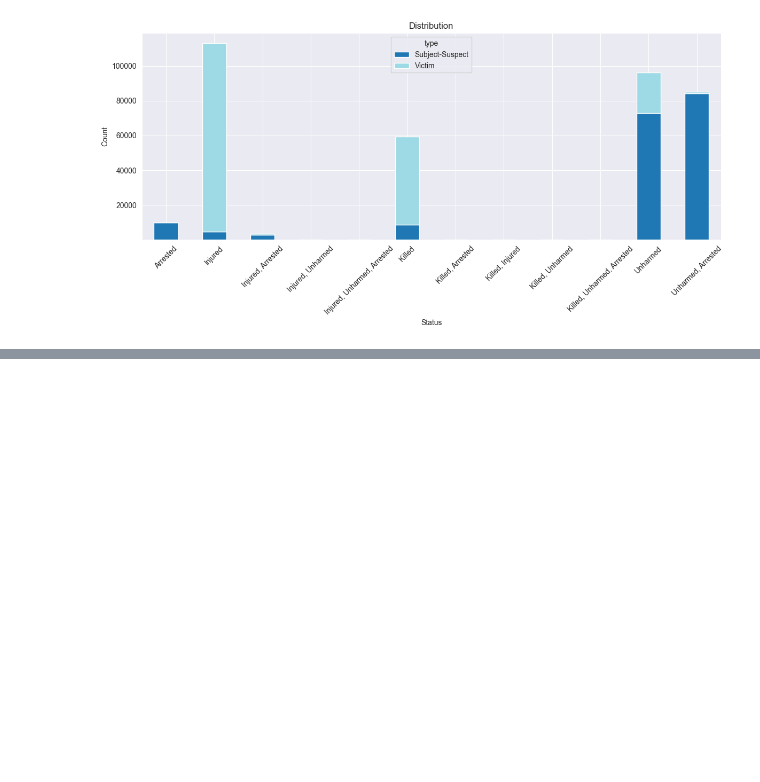
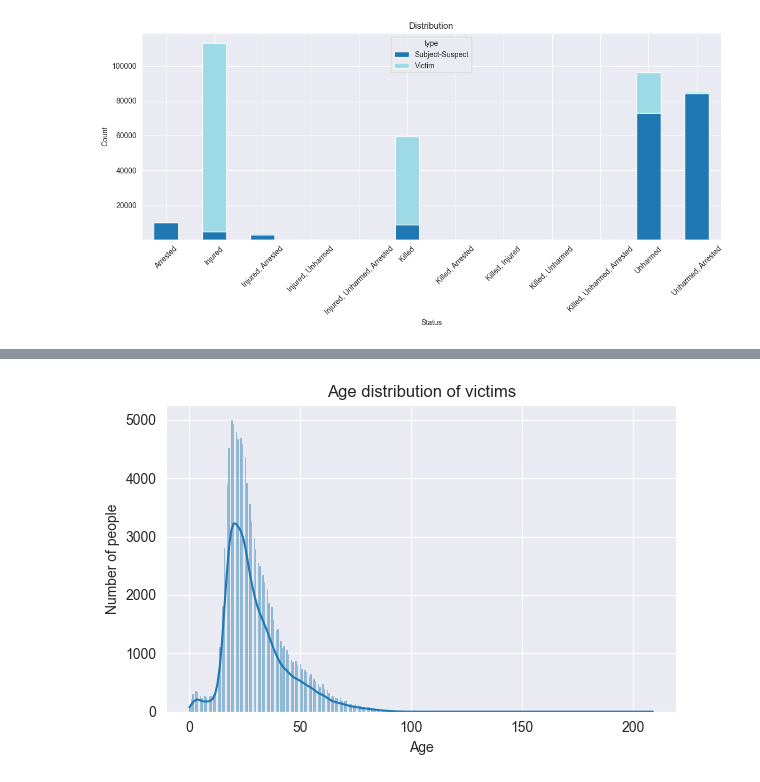
Before and after one commit to IwsonHD/GunViolenceDataExplorationProject, a Jupyter notebook: notebooks/01_data_EDA.ipynb, the cells around one changed output, grey strips where cells are left out. Saved outputs shown, nothing was run; the diff lists cells and outputs as text; code cells hidden in the pictures; blank space fills up the shorter version.

```diff
--- a/notebooks/01_data_EDA.ipynb
+++ b/notebooks/01_data_EDA.ipynb
@@ -470,0 +535,13 @@ plt.show()
+# %%
+victims = all_participants[all_participants['type'] == 'Victim']
+
+plt.figure(figsize=(6, 4))
+sns.histplot(victims['age'],  kde=True)
+plt.title("Age distribution of victims")
+plt.xlabel("Age")
+plt.ylabel("Number of people")
+plt.tight_layout()
+plt.savefig(LOCAL_OUTPUT_PLOTS_PATH + "age_distribution_of_victims", dpi=300, bbox_inches='tight')
+plt.show()
+# %% [output]
+[figure, added]
```
Also changed, not shown: parts of 7 cells of this notebook, 7 other files.
